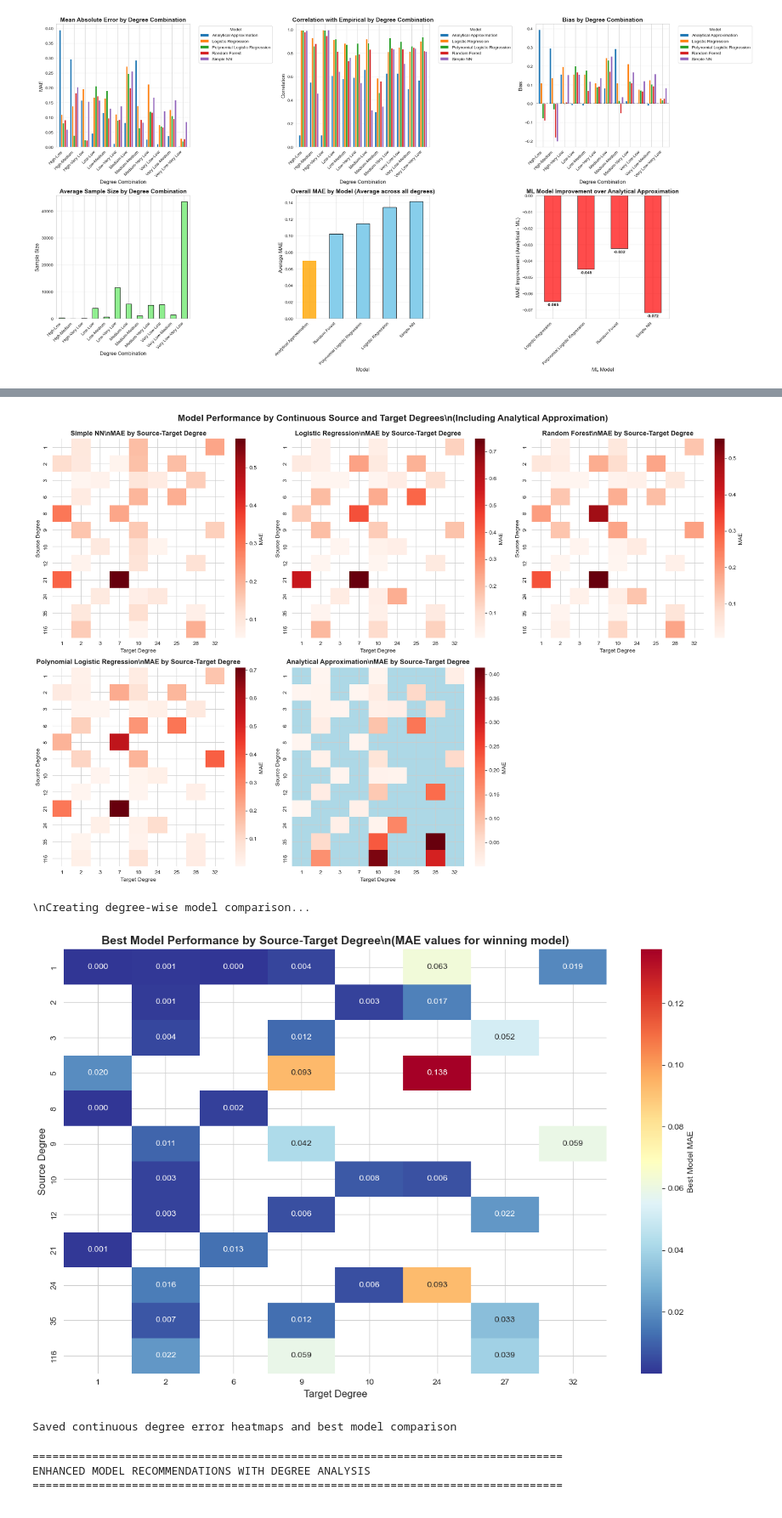
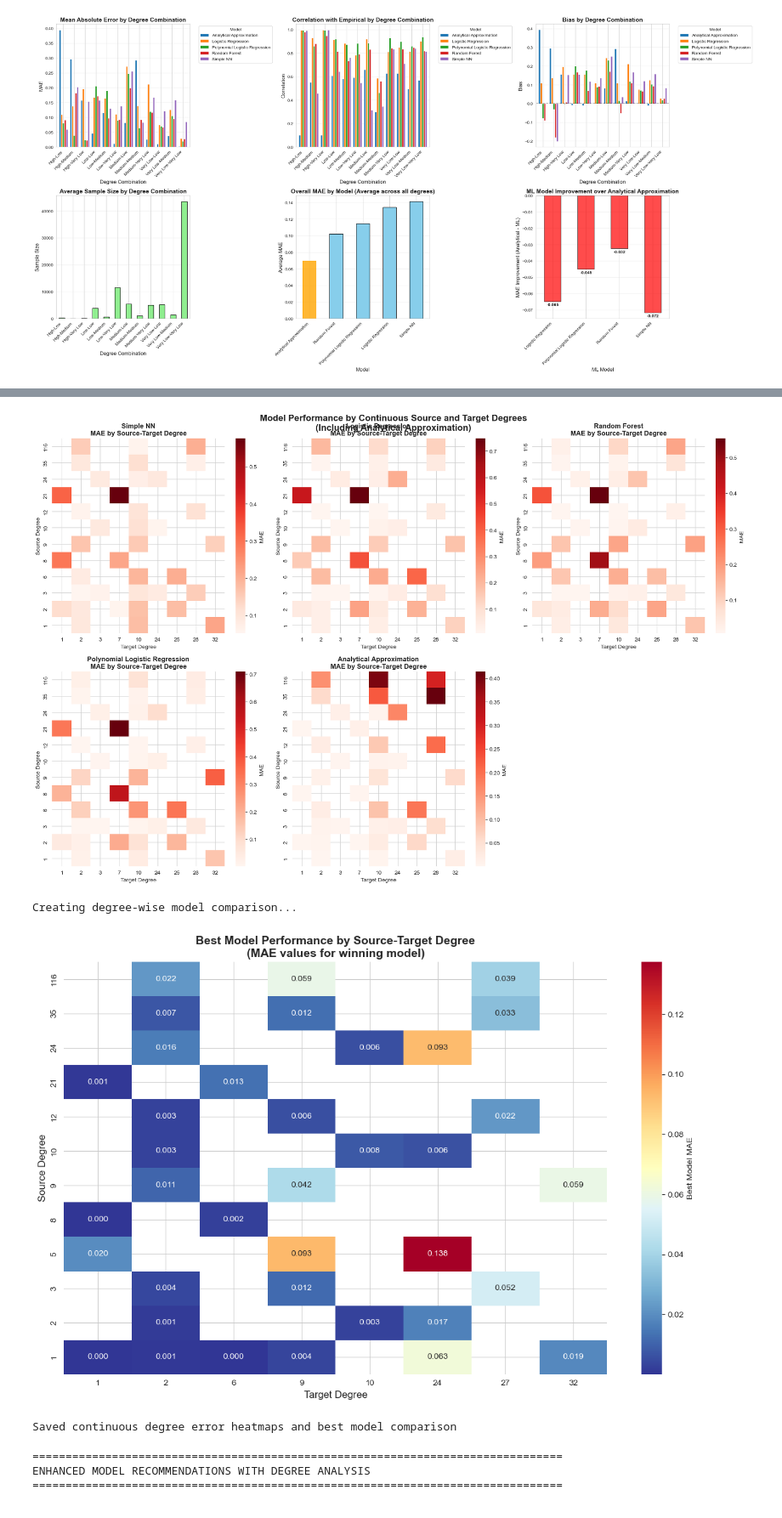
Before and after one commit to lagillenwater/Context-Aware-Path-Probability, a Jupyter notebook: notebooks/5_model_testing_summary_with_degree_analysis.ipynb, the cells around one changed output, grey strips where cells are left out. Shown at 85% size. Cells and saved outputs as stored; diff of their text form; code cells hidden in the pictures.

Commit message:
finetuned visualizations

```diff
--- a/notebooks/5_model_testing_summary_with_degree_analysis.ipynb
+++ b/notebooks/5_model_testing_summary_with_degree_analysis.ipynb
@@ -737,18 +685,19 @@ if not degree_metrics_df.empty:
                      fontsize=14, fontweight='bold')
     axes[0].set_xlabel('Degree Combination', fontsize=12)
     axes[0].set_ylabel('Model', fontsize=12)
+    axes[0].invert_yaxis()  # Make y-axis increase from bottom to top
 
     # Highlight analytical approximation row
     analytical_row_idx = None
     for i, model in enumerate(mae_pivot.index):
         if 'Analytical' in model:
-            analytical_row_idx = i
+            analytical_row_idx = len(mae_pivot.index) - 1 - i  # Adjust for inverted axis
             break
 
-    if analytical_row_idx is not None:
-        # Add a border around the analytical approximation row
-        axes[0].add_patch(plt.Rectangle((0, analytical_row_idx), mae_pivot.shape[1], 1,
-                                       fill=False, edgecolor='blue', linewidth=3))
+    # if analytical_row_idx is not None:
+    #     # Add a border around the analytical approximation row
+    #     axes[0].add_patch(plt.Rectangle((0, analytical_row_idx), mae_pivot.shape[1], 1,
+    #                                    fill=False, edgecolor='blue', linewidth=3))
 
     # Correlation heatmap (5 models including analytical)
     corr_pivot = degree_metrics_df.groupby(['model', 'degree_combination'])['correlation'].mean().unstack(fill_value=np.nan)
@@ -758,11 +707,12 @@ if not degree_metrics_df.empty:
                      fontsize=14, fontweight='bold')
     axes[1].set_xlabel('Degree Combination', fontsize=12)
     axes[1].set_ylabel('Model', fontsize=12)
+    axes[1].invert_yaxis()  # Make y-axis increase from bottom to top
 
-    # Highlight analytical approximation row in correlation heatmap too
-    if analytical_row_idx is not None:
-        axes[1].add_patch(plt.Rectangle((0, analytical_row_idx), corr_pivot.shape[1], 1,
-                                       fill=False, edgecolor='blue', linewidth=3))
+    # # Highlight analytical approximation row in correlation heatmap too
+    # if analytical_row_idx is not None:
+    #     axes[1].add_patch(plt.Rectangle((0, analytical_row_idx), corr_pivot.shape[1], 1,
+    #                                    fill=False, edgecolor='blue', linewidth=3))
 
     plt.tight_layout()
     plt.savefig(summary_dir / 'model_degree_heatmaps_with_analytical.png', dpi=300, bbox_inches='tight')
@@ -901,15 +770,20 @@ if not degree_metrics_df.empty:
                        fmt='.3f', annot=True if pivot_data.size <= 50 else False,
                        annot_kws={'size': 8})
 
-            # Color analytical approximation differently
-            if 'Analytical' in model:
-                ax.set_facecolor('lightblue')
+            # Make y-axis increase from bottom to top
+            ax.invert_yaxis()
 
-            ax.set_title(f'{model}\\nMAE by Source-Target Degree', fontsize=12, fontweight='bold')
+            ax.set_title(f'{model}\nMAE by Source-Target Degree', fontsize=12, fontweight='bold')
             ax.set_xlabel('Target Degree', fontsize=10)
             ax.set_ylabel('Source Degree', fontsize=10)
+
+            # Add blue border for analytical approximation instead of background color
+            if 'Analytical' in model:
+                for spine in ax.spines.values():
+                    spine.set_edgecolor('blue')
+                    spine.set_linewidth(3)
         else:
-            ax.text(0.5, 0.5, f'No data\\nfor {model}', ha='center', va='center',
+            ax.text(0.5, 0.5, f'No data\nfor {model}', ha='center', va='center',
                    transform=ax.transAxes, fontsize=12)
             ax.set_title(f'{model}', fontsize=12, fontweight='bold')
 
@@ -917,7 +791,7 @@ if not degree_metrics_df.empty:
     for j in range(i+1, len(axes)):
         axes[j].set_visible(False)
 
-    plt.suptitle('Model Performance by Continuous Source and Target Degrees\\n(Including Analytical Approximation)',
+    plt.suptitle('Model Performance by Continuous Source and Target Degrees\n(Including Analytical Approximation)',
                  fontsize=16, fontweight='bold', y=0.98)
     plt.tight_layout()
     plt.subplots_adjust(top=0.93)
@@ -925,7 +799,7 @@ if not degree_metrics_df.empty:
     plt.show()
 
     # Create a summary comparison heatmap
-    print("\\nCreating degree-wise model comparison...")
+    print("\nCreating degree-wise model comparison...")
 
     # Find the best model for each degree combination
     fig, ax = plt.subplots(1, 1, figsize=(12, 8))
@@ -952,37 +826,40 @@ if not degree_metrics_df.empty:
     best_models = comparison_df.groupby(['source_degree', 'target_degree'])['mae'].idxmin()
     best_model_summary = comparison_df.loc[best_models].copy()
 
     # Create pivot for best models
     best_pivot = best_model_summary.pivot_table(
         index='source_degree',
         columns='target_degree',
         values='mae',
         fill_value=np.nan
     )
 
     sns.heatmap(best_pivot, ax=ax, cmap='RdYlBu_r',
                cbar_kws={'label': 'Best Model MAE'},
                fmt='.3f', annot=True, annot_kws={'size': 10})
 
-    ax.set_title('Best Model Performance by Source-Target Degree\\n(MAE values for winning model)',
+    # Make y-axis increase from bottom to top
+    ax.invert_yaxis()
+
+    ax.set_title('Best Model Performance by Source-Target Degree\n(MAE values for winning model)',
                 fontsize=14, fontweight='bold')
     ax.set_xlabel('Target Degree', fontsize=12)
     ax.set_ylabel('Source Degree', fontsize=12)
 
     plt.tight_layout()
     plt.savefig(summary_dir / 'best_model_by_degree_heatmap.png', dpi=300, bbox_inches='tight')
     plt.show()
 
     print("Saved continuous degree error heatmaps and best model comparison")
 
 else:
     print("No degree metrics data available for continuous degree heatmaps")
 # %% [output]
 Creating continuous degree error heatmaps...
 Degree ranges: Source 1-116, Target 1-32
-[figure, old version]
+[figure, new version]
-\nCreating degree-wise model comparison...
+Creating degree-wise model comparison...
-[figure, old version]
+[figure, new version]
 Saved continuous degree error heatmaps and best model comparison
 # %%
 # Generate degree-aware model recommendations
```
Also changed, not shown: parts of 6 cells of this notebook.
